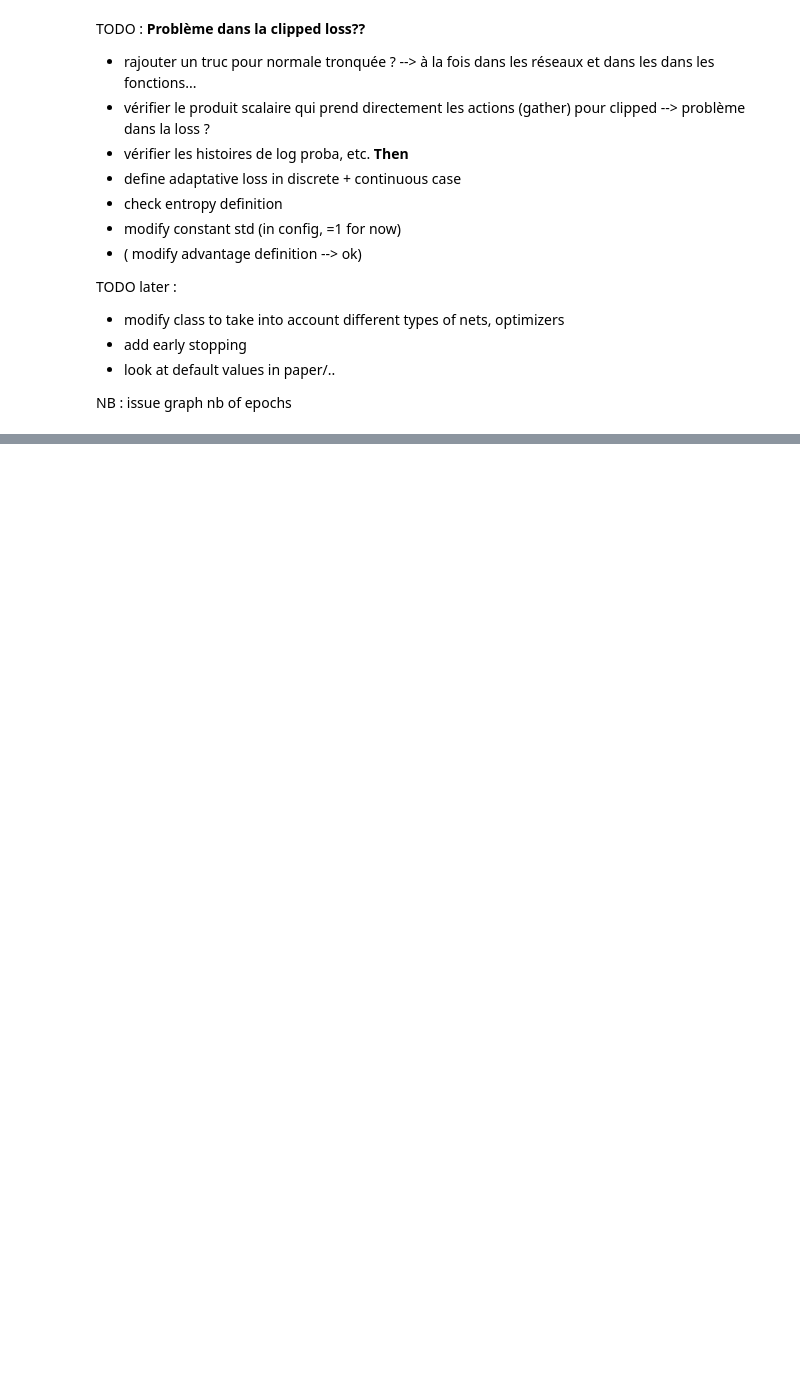
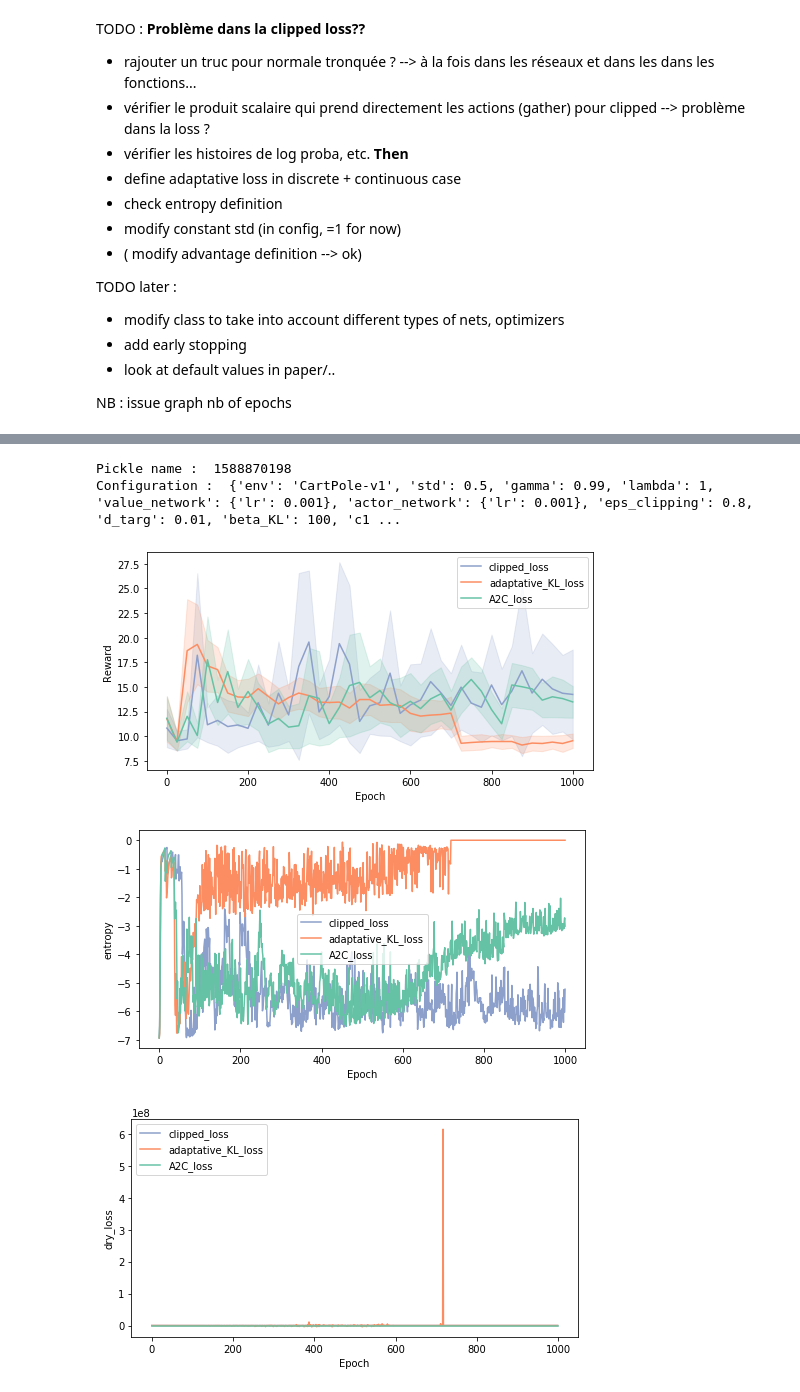
Before and after one commit to DimSum2k/RL-PPO, a Jupyter notebook: preliminary_tests.ipynb, the cells around one changed output, grey strips where cells are left out. Drawn from its saved outputs; the diff is of its cells as text; code cells hidden in the pictures; blank space fills up the shorter version.

```diff
--- a/preliminary_tests.ipynb
+++ b/preliminary_tests.ipynb
@@ -917,7 +280,0 @@ Total time ellapsed during training :  0:06:08.466093
-# %%
-config['loss_name'] = ["A2C_loss","adaptative_KL_loss","clipped_loss"][0]
-print("Loss : ",config["loss_name"],"\n\n")
-agent = PPOAgent(config)
-EPOCHS = 1000
-BATCH_SIZE = 384
-rewards = agent.training_batch(EPOCHS, BATCH_SIZE)
@@ -942,0 +711,16 @@ The training was done over a total of 979 episodes
+# %%
+config["env"] = 'MountainCarContinuous-v0'
+rewards_list = []
+loss_list = []
+for loss in ["clipped_loss","adaptative_KL_loss","A2C_loss"]:
+# for loss in ["clipped_loss"]:
+# for loss in ["A2C_loss"]:
+    print("-----------------"+loss+"-----------------")
+    config["loss_name"]=loss
+    print(config)
+    agent = PPOAgent(config)
+    config["epochs"] = 2
+    config["batch_size"] = 10
+    rewards, loss = agent.training_batch(config["epochs"], config["batch_size"])
+    rewards_list.append(rewards)
+    loss_list.append(loss)
@@ -942,0 +740,14 @@ The training was done over a total of 979 episodes
+# %%
+config["env"] = 'CartPole-v1'
+rewards_list = []
+loss_list = []
+for loss in ["clipped_loss","adaptative_KL_loss","A2C_loss"]:
+    print("-----------------"+loss+"-----------------")
+    config["loss_name"]=loss
+    print(config)
+    agent = PPOAgent(config)
+    config["epochs"] = 1000
+    config["batch_size"] = 10
+    rewards, loss = agent.training_batch(config["epochs"], config["batch_size"])
+    rewards_list.append(rewards)
+    loss_list.append(loss)
@@ -942,0 +772,13 @@ The training was done over a total of 979 episodes
+# %%
+plot_sumup(rewards_list,loss_list,config=config)
+name = str(int(datetime.datetime.now().timestamp()))
+print("Pickle name : ",name)
+print("Configuration : ",config)
+pkl.dump({"config":config,"loss":loss_list,"rewards":rewards_list},open("pickles/"+name+".pkl","wb"))
+# res = pkl.load(open("pickles/"+name+".pkl","rb"))
+# %% [output]
+Pickle name :  1588870198
+Configuration :  {'env': 'CartPole-v1', 'std': 0.5, 'gamma': 0.99, 'lambda': 1, 'value_network': {'lr': 0.001}, 'actor_network': {'lr': 0.001}, 'eps_clipping': 0.8, 'd_targ': 0.01, 'beta_KL': 100, 'c1 ...
+[figure, added]
+[figure, added]
+[figure, added]
```
Also changed, not shown: parts of 54 cells of this notebook.
